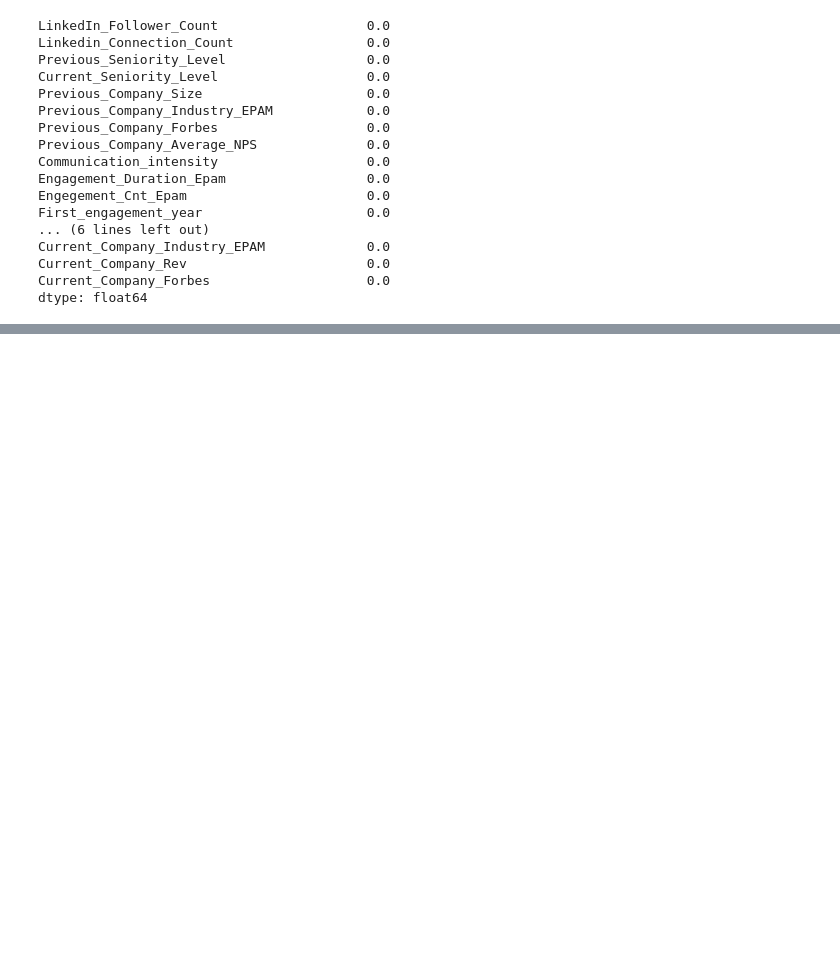
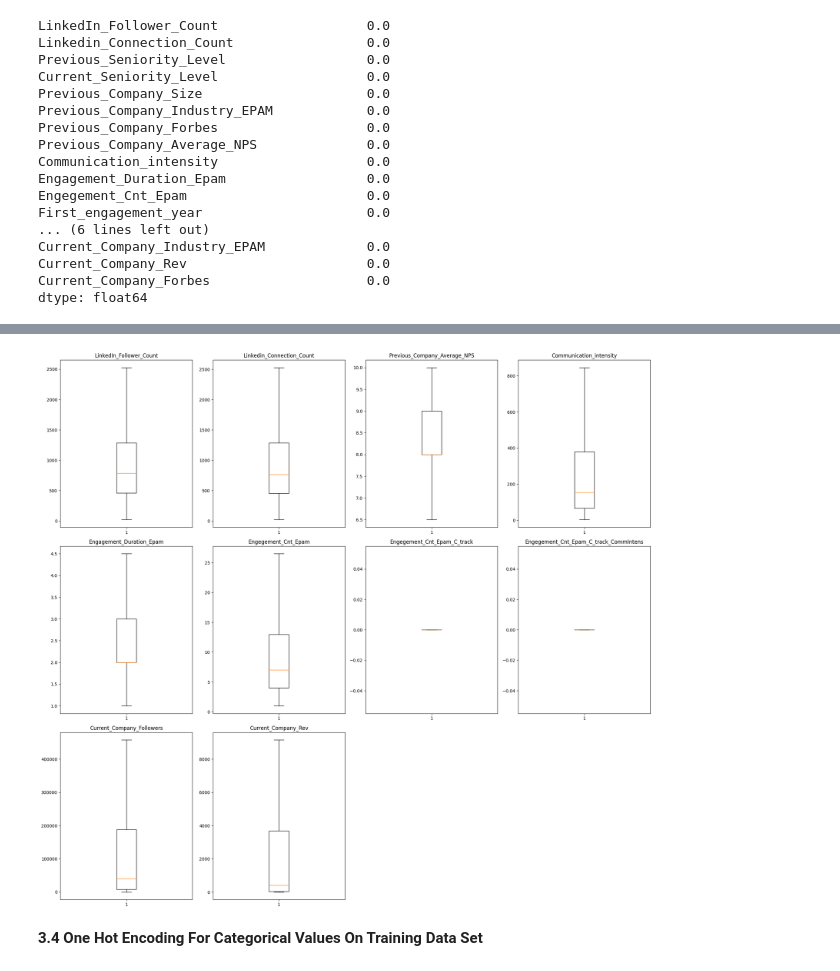
Before and after one commit to muratgguzel/AIML-DeepLearnig-Introduction-Neural-Networks, a Jupyter notebook: DNN_LEAD_GEN_AI.ipynb, the cells around one changed output, grey strips where cells are left out. Saved outputs shown, nothing was run; the diff lists cells and outputs as text; code cells hidden in the pictures; blank space fills up the shorter version.

```diff
--- a/DNN_LEAD_GEN_AI.ipynb
+++ b/DNN_LEAD_GEN_AI.ipynb
@@ -935,0 +1028,17 @@ def treat_outliers_all(df, col_list):
+# %%
+numerical_col = X_test.select_dtypes(include=np.number).columns.tolist()
+X_val = treat_outliers_all(X_test, numerical_col)
+# let's look at box plot to see if outliers have been treated or not
+plt.figure(figsize=(20, 30))
+
+for i, variable in enumerate(numerical_col):
+    plt.subplot(5, 4, i + 1)
+    plt.boxplot(X_val[variable], whis=1.5)
+    plt.tight_layout()
+    plt.title(variable)
+
+plt.show()
+# %% [output]
+[figure, added]
+# %% [markdown]
+**3.4** **One Hot Encoding For Categorical Values On Training Data Set**
```
Also changed, not shown: parts of 100 cells of this notebook.
